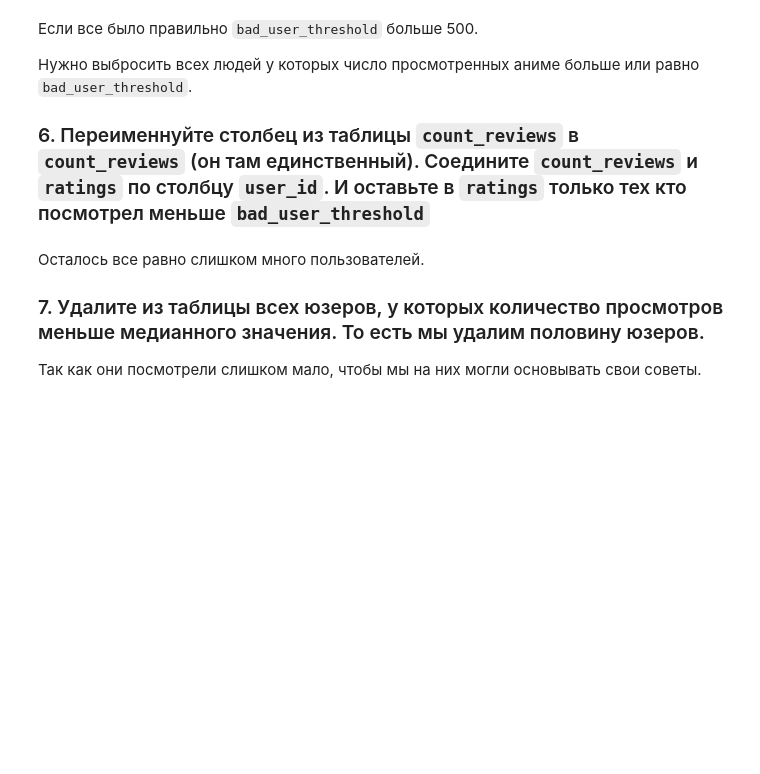
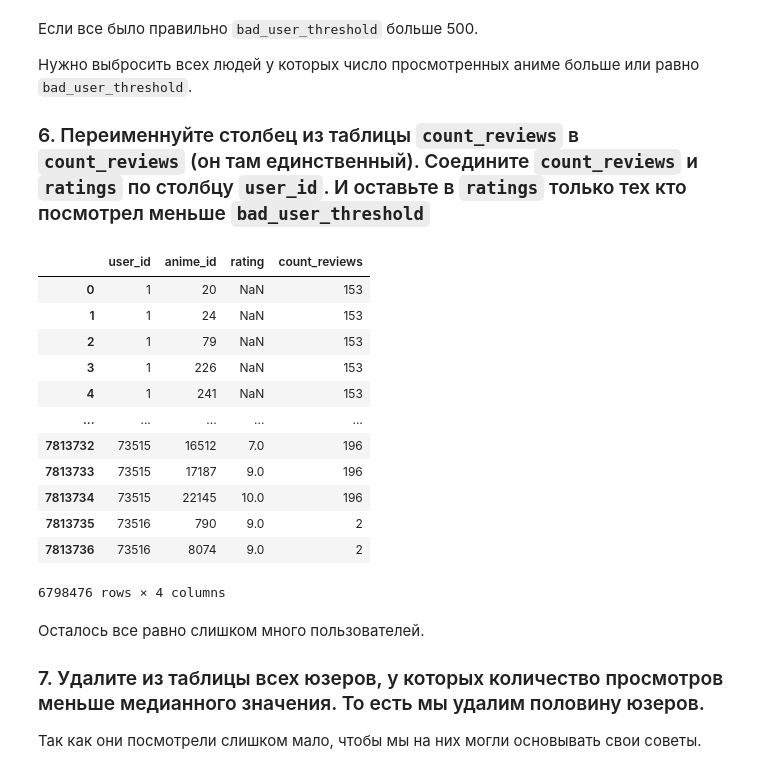
Before and after one commit to mirolyubovaalyona/02-ml-advanced, a Jupyter notebook: 02_clustering/04-hw-clustering.ipynb, the cells around one changed output. Drawn from its saved outputs; the diff is of its cells as text; code cells hidden in the pictures; blank space fills up the shorter version.

```diff
--- a/02_clustering/04-hw-clustering.ipynb
+++ b/02_clustering/04-hw-clustering.ipynb
@@ -289,3 +298,26 @@ ratings
+# %%
+###  Ваш код  ###
+count_reviews = count_reviews.rename(columns={'count': 'count_reviews'})
+
+ratings = pd.merge(ratings, count_reviews, left_on='user_id', right_on='user_id')
+
+ratings = ratings[ratings.count_reviews < int(bad_user_threshold)]
+
+ratings
+# %% [output]
+|  | user_id | anime_id | rating | count_reviews |
+| 0 | 1 | 20 | NaN | 153 |
+| 1 | 1 | 24 | NaN | 153 |
+| 2 | 1 | 79 | NaN | 153 |
+| 3 | 1 | 226 | NaN | 153 |
+| 4 | 1 | 241 | NaN | 153 |
+| ... | ... | ... | ... | ... |
+| 7813732 | 73515 | 16512 | 7.0 | 196 |
+| 7813733 | 73515 | 17187 | 9.0 | 196 |
+| 7813734 | 73515 | 22145 | 10.0 | 196 |
+| 7813735 | 73516 | 790 | 9.0 | 2 |
+| 7813736 | 73516 | 8074 | 9.0 | 2 |
+6798476 rows × 4 columns
 # %% [markdown]
 Осталось все равно слишком много пользователей.
 
```
Also changed, not shown: parts of 21 cells of this notebook.
